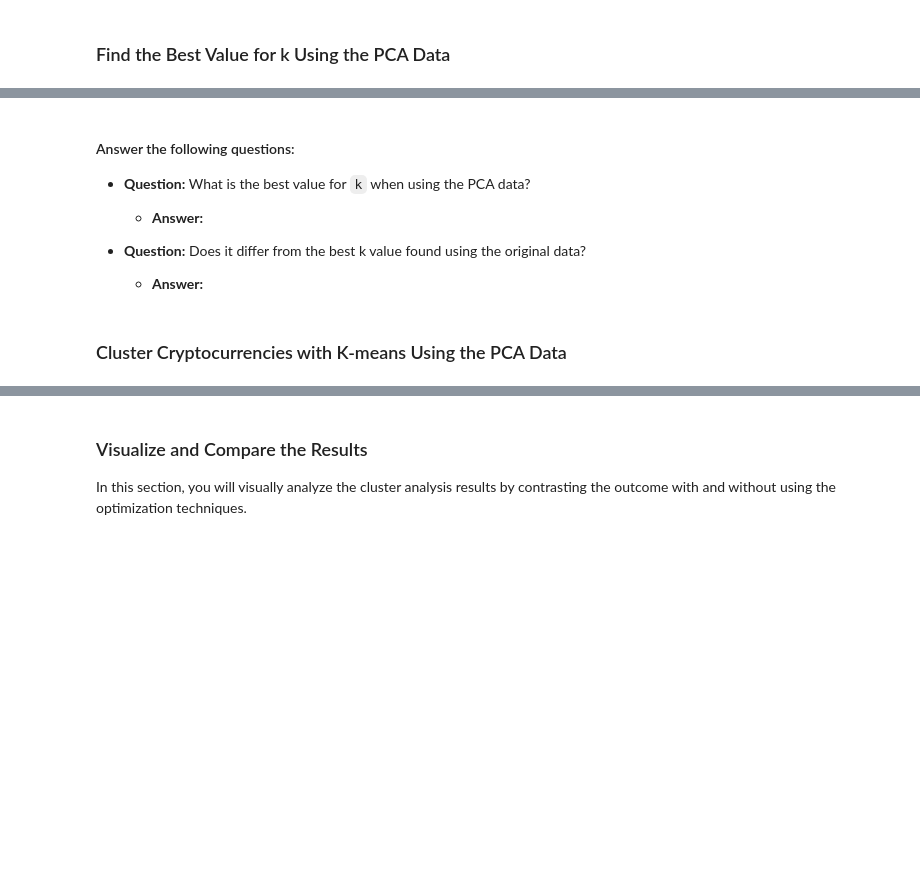
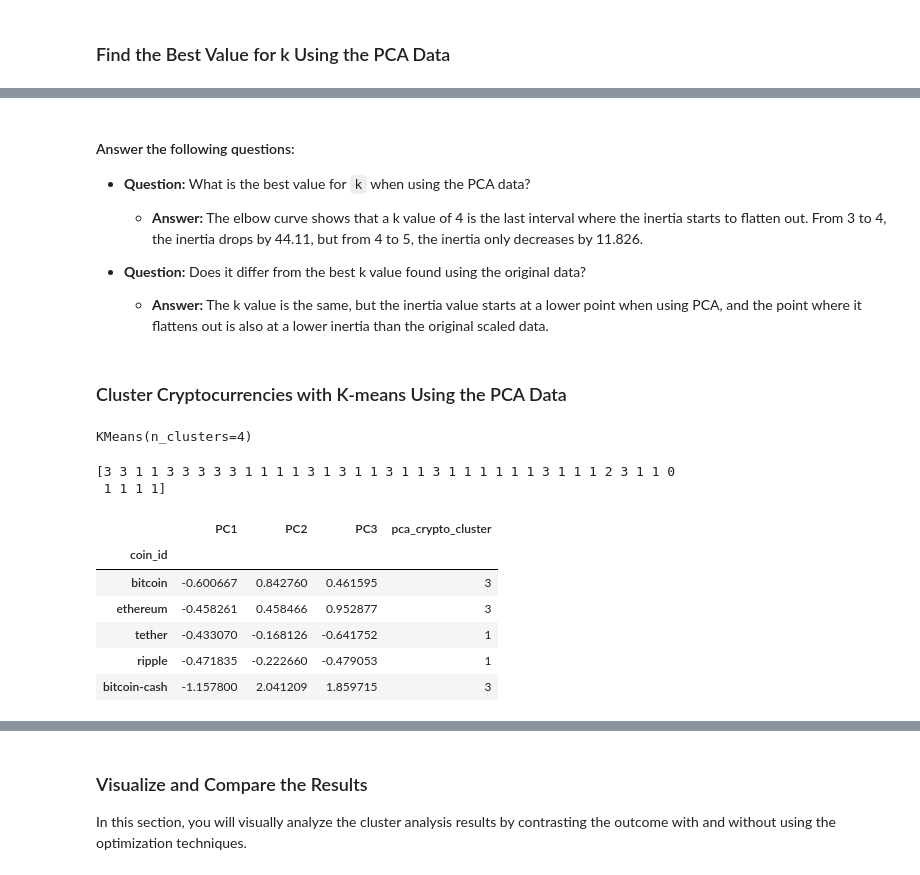
Before and after one commit to dcasey07/CryptoClustering, a Jupyter notebook: Crypto_Clustering.ipynb, the cells around one changed output, grey strips where cells are left out. Drawn from its saved outputs; the diff is of its cells as text; code cells hidden in the pictures; blank space fills up the shorter version.

```diff
--- a/Crypto_Clustering.ipynb
+++ b/Crypto_Clustering.ipynb
@@ -219,11 +242,15 @@ df_market_data_scaled_predictions.hvplot.scatter(
 # %%
 # Create an empty list to store the inertia values
-
+inertia = []
 
 # Create a for loop to compute the inertia with each possible value of k
 # Inside the loop:
 # 1. Create a KMeans model using the loop counter for the n_clusters
 # 2. Fit the model to the data using `df_market_data_pca`
 # 3. Append the model.inertia_ to the inertia list
+for i in k:
+    model = KMeans(n_clusters=i, random_state=0)
+    model.fit(df_market_data_pca)
+    inertia.append(model.inertia_)
 # %%
 # Create a dictionary with the data to plot the Elbow curve
@@ -237,30 +273,47 @@ df_market_data_scaled_predictions.hvplot.scatter(
 
 * **Question:** What is the best value for `k` when using the PCA data?
 
-  * **Answer:**
+  * **Answer:** The elbow curve shows that a k value of 4 is the last interval where the inertia starts to flatten out. From 3 to 4, the inertia drops by 44.11, but from 4 to 5, the inertia only decreases by 11.826.
 
 
 * **Question:** Does it differ from the best k value found using the original data?
 
-  * **Answer:**
+  * **Answer:** The k value is the same, but the inertia value starts at a lower point when using PCA, and the point where it flattens out is also at a lower inertia than the original scaled data.
 # %% [markdown]
 ### Cluster Cryptocurrencies with K-means Using the PCA Data
 # %%
 # Initialize the K-Means model using the best value for k
+model = KMeans(n_clusters=4)
 # %%
 # Fit the K-Means model using the PCA data
+model.fit(df_market_data_pca)
+# %% [output]
+KMeans(n_clusters=4)
 # %%
 # Predict the clusters to group the cryptocurrencies using the PCA data
-
+pca_crypto_cluster = model.predict(df_market_data_pca)
 # Print the resulting array of cluster values.
+print(pca_crypto_cluster)
+# %% [output]
+[3 3 1 1 3 3 3 3 3 1 1 1 1 3 1 3 1 1 3 1 1 3 1 1 1 1 1 1 3 1 1 1 2 3 1 1 0
+ 1 1 1 1]
 # %%
 # Create a copy of the DataFrame with the PCA data
-
+df_market_pca_predictions = df_market_data_pca.copy()
 
 # Add a new column to the DataFrame with the predicted clusters
-
+df_market_pca_predictions["pca_crypto_cluster"] = pca_crypto_cluster
 
 # Display sample data
+df_market_pca_predictions.head()
+# %% [output]
+|  | PC1 | PC2 | PC3 | pca_crypto_cluster |
+| coin_id |  |  |  |  |
+| bitcoin | -0.600667 | 0.842760 | 0.461595 | 3 |
+| ethereum | -0.458261 | 0.458466 | 0.952877 | 3 |
+| tether | -0.433070 | -0.168126 | -0.641752 | 1 |
+| ripple | -0.471835 | -0.222660 | -0.479053 | 1 |
+| bitcoin-cash | -1.157800 | 2.041209 | 1.859715 | 3 |
 # %%
 # Create a scatter plot using hvPlot by setting
 # `x="PC1"` and `y="PC2"`.
```
Also changed, not shown: parts of 13 cells of this notebook.
